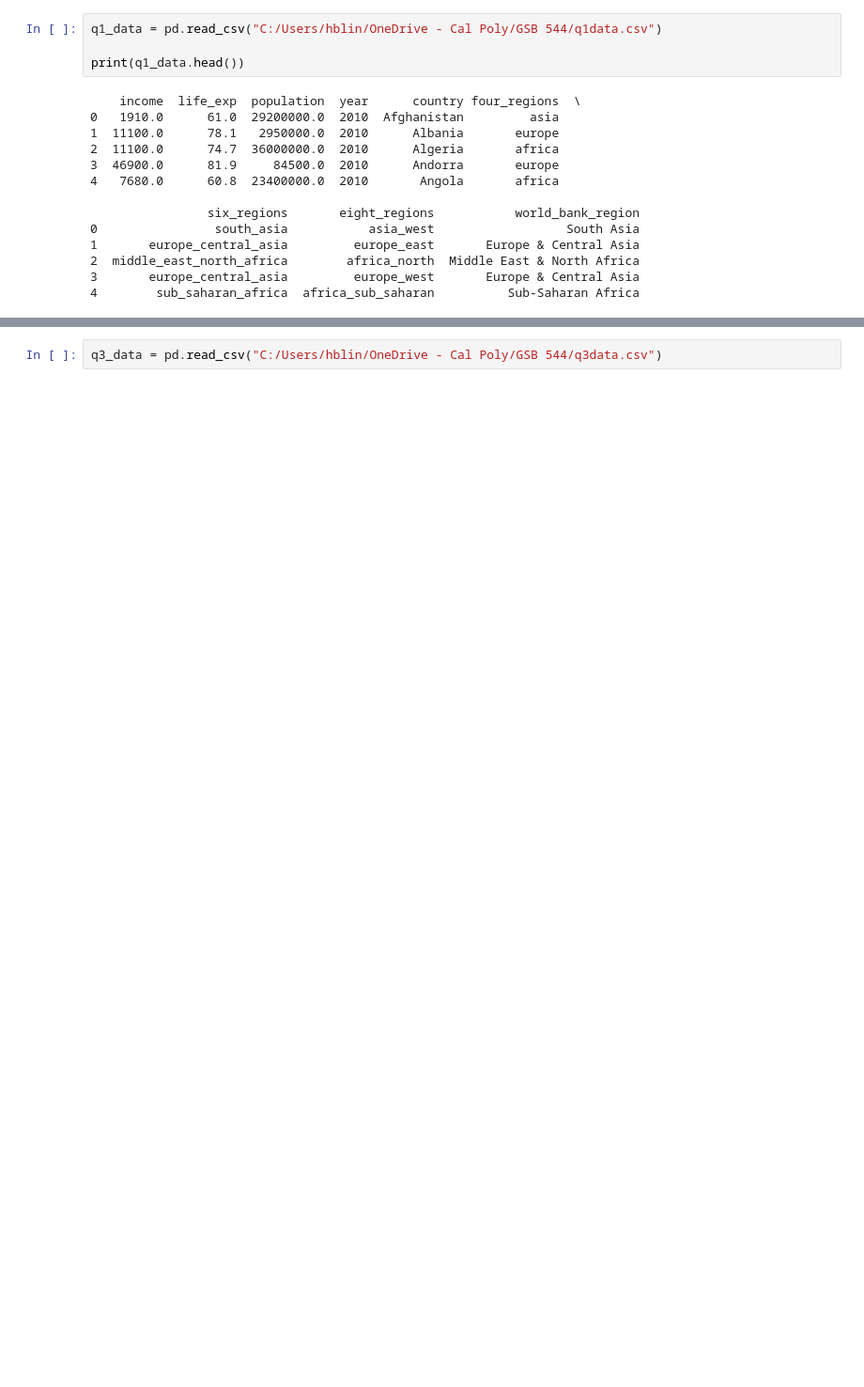
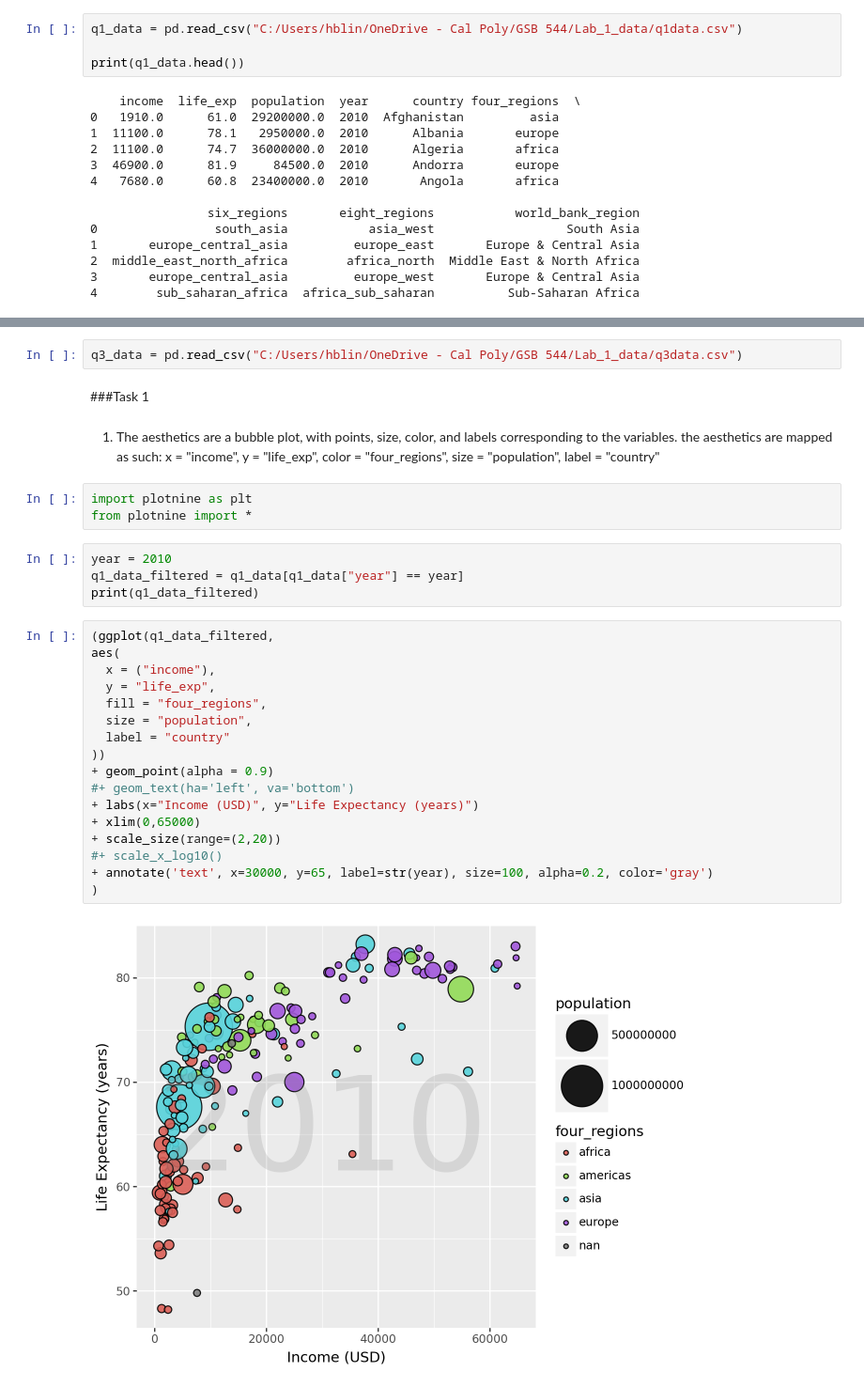
Before and after one commit to hblinken/GSB-544, a Jupyter notebook: Lab_1.ipynb, the cells around one changed output, grey strips where cells are left out. Shown at 94% size. Drawn from its saved outputs; the diff is of its cells as text; blank space fills up the shorter version.

```diff
--- a/Lab_1.ipynb
+++ b/Lab_1.ipynb
@@ -13,7 +14,7 @@ format:
 # %%
 import pandas as pd
 # %%
-q1_data = pd.read_csv("C:/Users/hblin/OneDrive - Cal Poly/GSB 544/q1data.csv")
+q1_data = pd.read_csv("C:/Users/hblin/OneDrive - Cal Poly/GSB 544/Lab_1_data/q1data.csv")
 
 print(q1_data.head())
 # %% [output]
@@ -35,2 +36,38 @@ q2_data = pd.read_csv("C:/Users/hblin/OneDrive - Cal Poly/GSB 544/q2data.csv")
 # %%
-q3_data = pd.read_csv("C:/Users/hblin/OneDrive - Cal Poly/GSB 544/q3data.csv")
+q3_data = pd.read_csv("C:/Users/hblin/OneDrive - Cal Poly/GSB 544/Lab_1_data/q3data.csv")
+# %% [markdown]
+###Task 1
+# %% [markdown]
+1. The aesthetics are a bubble plot, with points, size, color, and labels corresponding to the variables.
+the aesthetics are mapped as such:
+  x = "income",
+  y = "life_exp",
+  color = "four_regions",
+  size = "population",
+  label = "country"
+# %%
+import plotnine as plt
+from plotnine import *
+# %%
+year = 2010
+q1_data_filtered = q1_data[q1_data["year"] == year]
+print(q1_data_filtered)
+# %%
+(ggplot(q1_data_filtered,
+aes(
+  x = ("income"),
+  y = "life_exp",
+  fill = "four_regions",
+  size = "population",
+  label = "country"
+))
++ geom_point(alpha = 0.9)
+#+ geom_text(ha='left', va='bottom')
++ labs(x="Income (USD)", y="Life Expectancy (years)")
++ xlim(0,65000)
++ scale_size(range=(2,20))
+#+ scale_x_log10()
++ annotate('text', x=30000, y=65, label=str(year), size=100, alpha=0.2, color='gray')
+)
+# %% [output]
+[figure, added]
```
Also changed, not shown: parts of 5 cells of this notebook, 7 other files.
